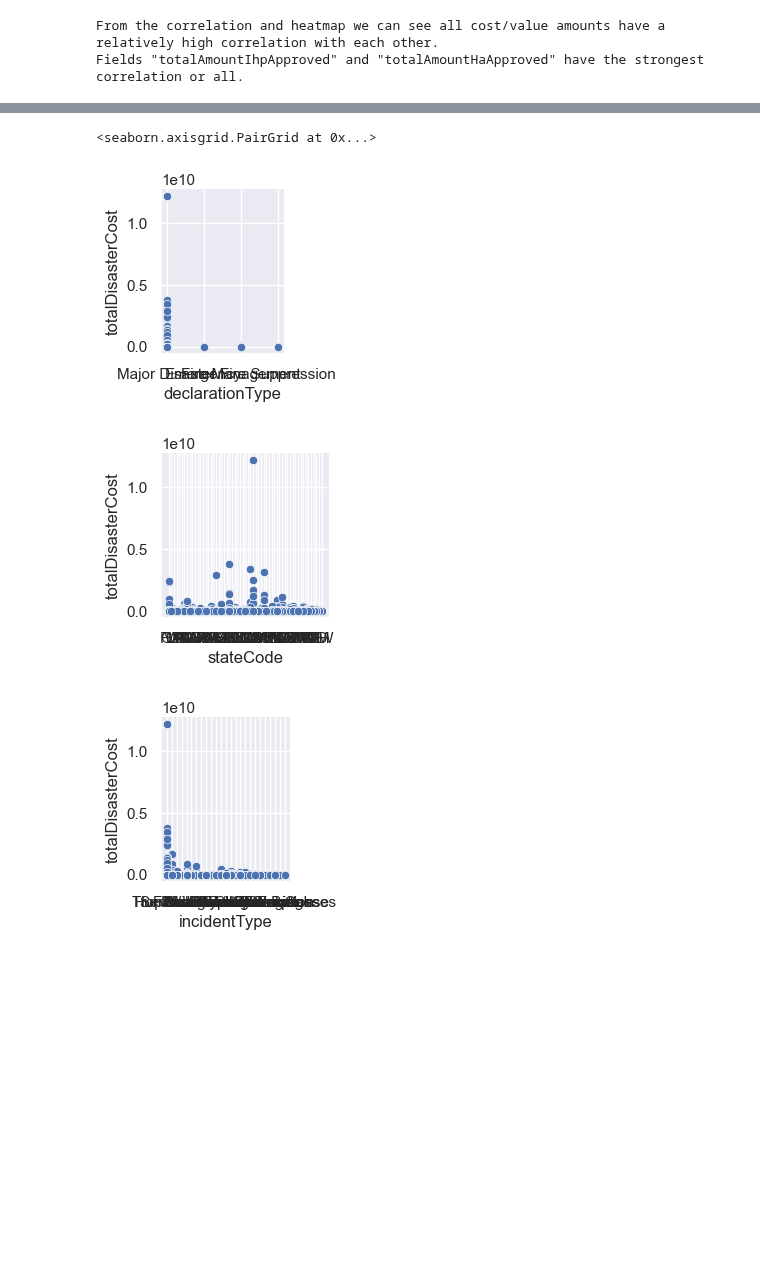
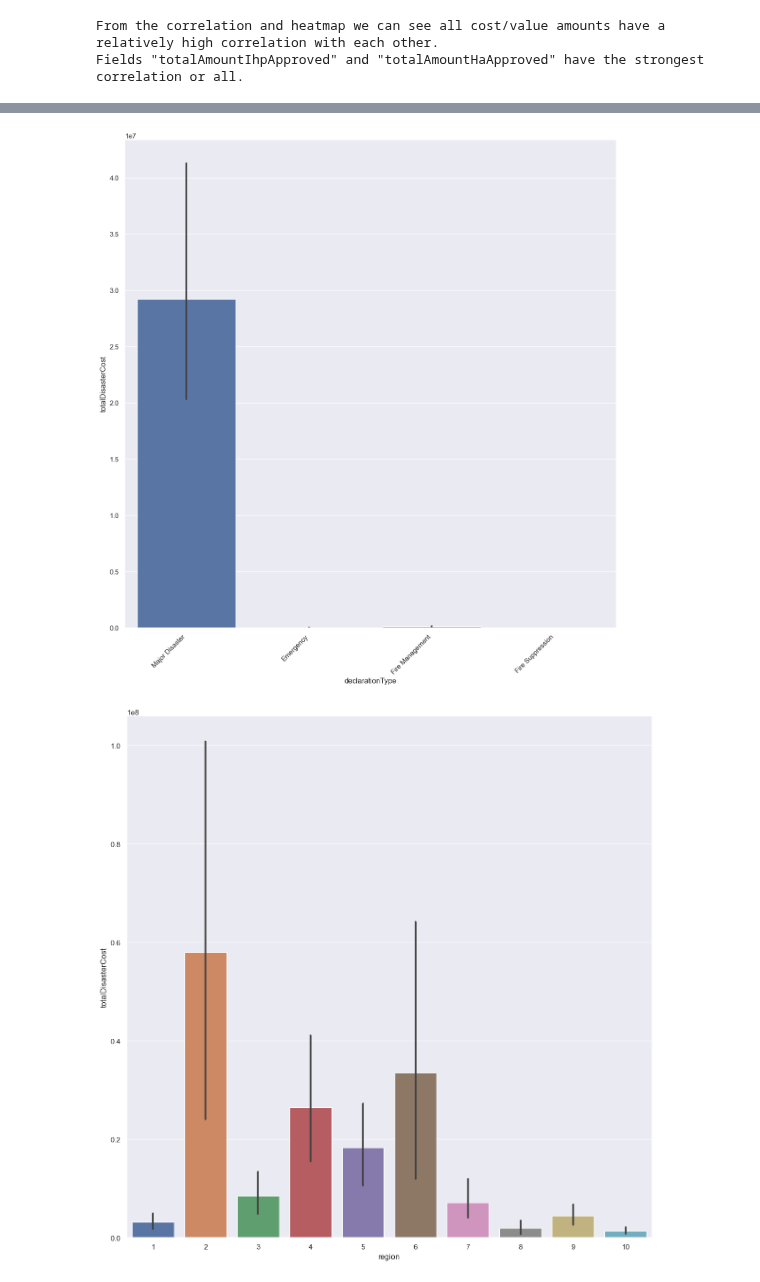
Before and after one commit to mdgarber/FEMADisasterCostForecasting, a Jupyter notebook: femadisastercostforecasting/notebooks/FEMA-EDA.ipynb, the cells around one changed output, grey strips where cells are left out. Cells and saved outputs as stored; diff of their text form; code cells hidden in the pictures; blank space fills up the shorter version.

Commit message:
tweaked graphs

```diff
--- a/femadisastercostforecasting/notebooks/FEMA-EDA.ipynb
+++ b/femadisastercostforecasting/notebooks/FEMA-EDA.ipynb
@@ -277,10 +266,26 @@ femaDataCleanV2.describe().apply(lambda s: s.apply('{0:.5f}'.format))
-# %%
-#try some sns.pairplot s or sns.lmplot s
-sns.pairplot(data=femaDataCleanV2, x_vars=['declarationType'], y_vars=['totalDisasterCost'])
-sns.pairplot(data=femaDataCleanV2, x_vars=['stateCode'], y_vars=['totalDisasterCost'])
-sns.pairplot(data=femaDataCleanV2, x_vars=['incidentType'], y_vars=['totalDisasterCost'])
-# %% [output]
-<seaborn.axisgrid.PairGrid at 0x...>
-[figure, removed]
-[figure, removed]
-[figure, removed]
+# %%
+#try some sns.pairplot s or sns.lmplot s
+pKind='bar' #“strip”, “swarm”, “box”, “violin”, “boxen”, “point”, “bar”, or “count”
+pHeight = 12
+#fig, ax = plt.subplots(figsize=(18, 4))
+p1 = sns.catplot(data=femaDataCleanV2, x='declarationType', y='totalDisasterCost', height=pHeight, kind=pKind)
+p2 = sns.catplot(data=femaDataCleanV2, x='region', y='totalDisasterCost', height=pHeight, kind=pKind)
+p3 = sns.catplot(data=femaDataCleanV2, x='stateCode', y='totalDisasterCost', height=pHeight, kind=pKind)
+p4 = sns.catplot(data=femaDataCleanV2, x='incidentType', y='totalDisasterCost', height=pHeight, kind=pKind)
+
+ax1 = p1.axes.flat[0]
+ax2 = p2.axes.flat[0]
+ax3 = p3.axes.flat[0]
+ax4 = p4.axes.flat[0]
+
+
+# Rotate X-Axis Labels Diagonally
+ax1.set_xticklabels(ax1.get_xticklabels(), rotation=45, ha="right")
+#ax2.set_xticklabels(ax2.get_xticklabels(), rotation=45, ha="right") # diagonal not needed for region column
+ax3.set_xticklabels(ax3.get_xticklabels(), rotation=45, ha="right")
+ax4.set_xticklabels(ax4.get_xticklabels(), rotation=45, ha="right")
+
+plt.show()
+# %% [output]
+[figure, added]
+[figure, added]
```
Also changed, not shown: parts of 11 cells of this notebook.
